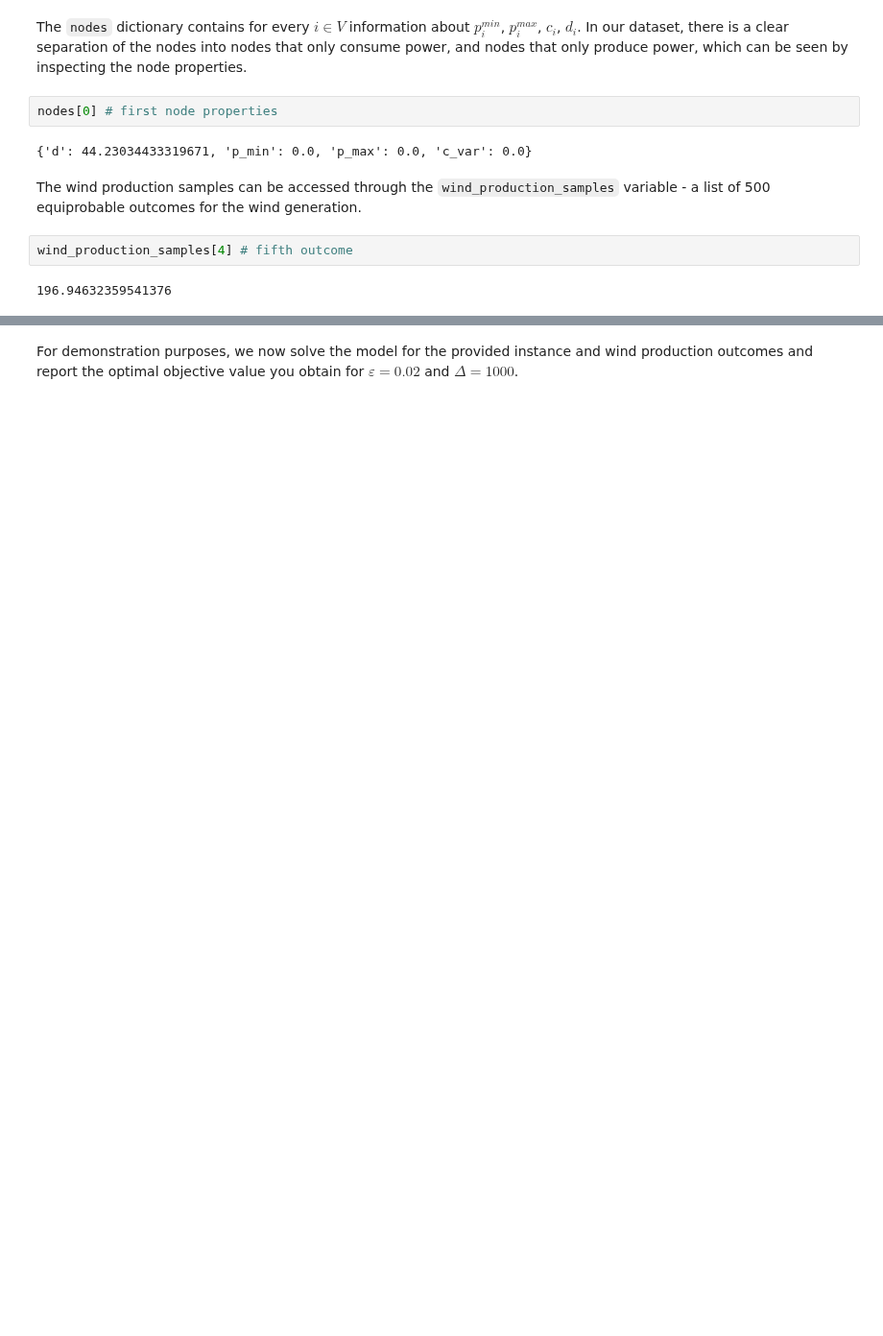
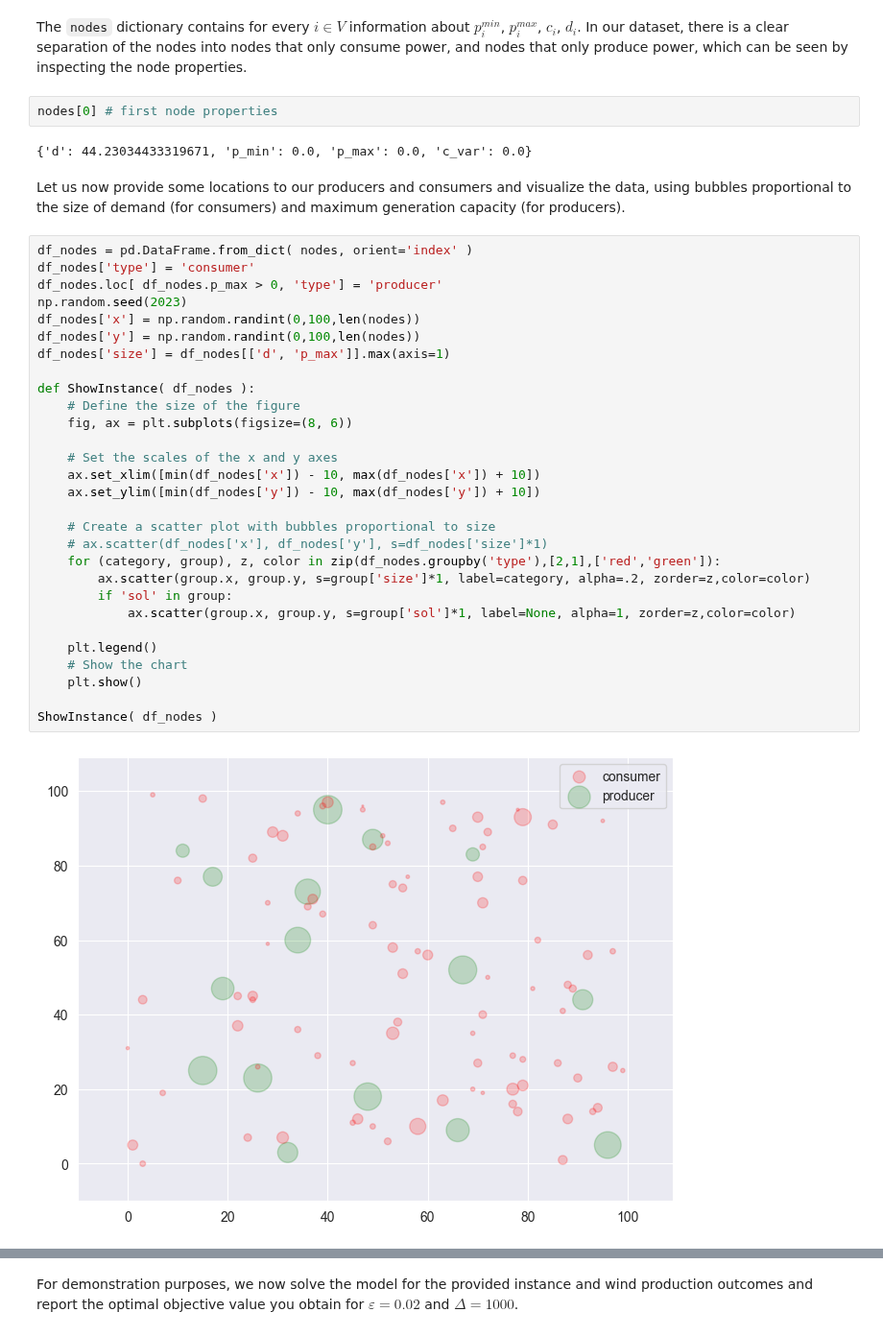
Before and after one commit to mobook/MO-book, a Jupyter notebook: notebooks/09/economicdispatch.ipynb, the cells around one changed output, grey strips where cells are left out. Shown at 96% size. Drawn from its saved outputs; the diff is of its cells as text; blank space fills up the shorter version.

```diff
--- a/notebooks/09/economicdispatch.ipynb
+++ b/notebooks/09/economicdispatch.ipynb
@@ -123,10 +146,37 @@ The `nodes` dictionary contains for every $i \in V$ information about $p_i^{min}
 nodes[0] # first node properties
 # %% [output]
 {'d': 44.23034433319671, 'p_min': 0.0, 'p_max': 0.0, 'c_var': 0.0}
-# %% [markdown]
-The wind production samples can be accessed through the `wind_production_samples` variable - a list of 500 equiprobable outcomes for the wind generation.
-# %%
-wind_production_samples[4] # fifth outcome
-# %% [output]
-196.94632359541376
+# %% [markdown]
+Let us now provide some locations to our producers and consumers and visualize the data, using bubbles proportional to the size of demand (for consumers) and maximum generation capacity (for producers).
+# %%
+df_nodes = pd.DataFrame.from_dict( nodes, orient='index' )
+df_nodes['type'] = 'consumer'
+df_nodes.loc[ df_nodes.p_max > 0, 'type'] = 'producer'
+np.random.seed(2023)
+df_nodes['x'] = np.random.randint(0,100,len(nodes))
+df_nodes['y'] = np.random.randint(0,100,len(nodes))
+df_nodes['size'] = df_nodes[['d', 'p_max']].max(axis=1)
+
+def ShowInstance( df_nodes ):
+    # Define the size of the figure
+    fig, ax = plt.subplots(figsize=(8, 6))
+
+    # Set the scales of the x and y axes
+    ax.set_xlim([min(df_nodes['x']) - 10, max(df_nodes['x']) + 10])
+    ax.set_ylim([min(df_nodes['y']) - 10, max(df_nodes['y']) + 10])
+
+    # Create a scatter plot with bubbles proportional to size
+    # ax.scatter(df_nodes['x'], df_nodes['y'], s=df_nodes['size']*1)
+    for (category, group), z, color in zip(df_nodes.groupby('type'),[2,1],['red','green']):
+        ax.scatter(group.x, group.y, s=group['size']*1, label=category, alpha=.2, zorder=z,color=color)
+        if 'sol' in group:
+            ax.scatter(group.x, group.y, s=group['sol']*1, label=None, alpha=1, zorder=z,color=color)
+
+    plt.legend()
+    # Show the chart
+    plt.show()
+
+ShowInstance( df_nodes )
+# %% [output]
+[figure, added]
 # %% [markdown]
```
Also changed, not shown: parts of 20 cells of this notebook.
